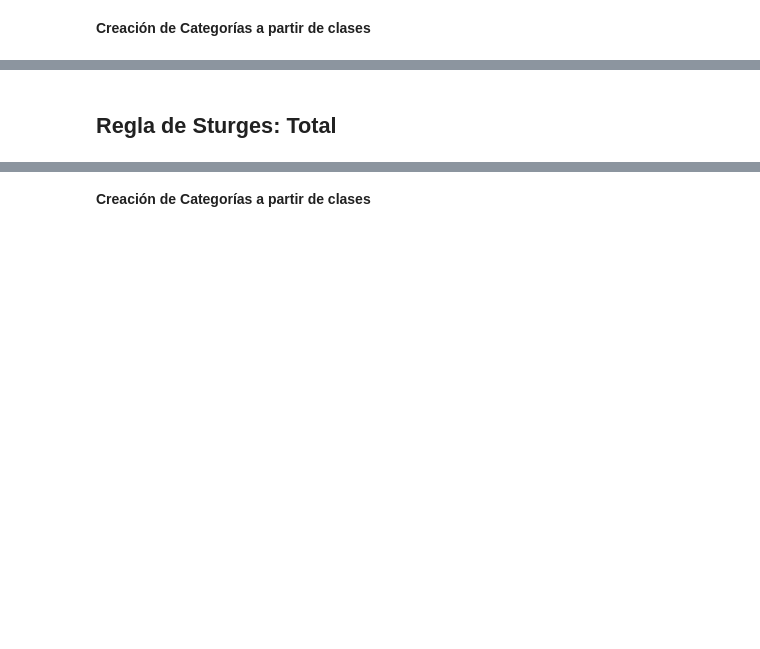
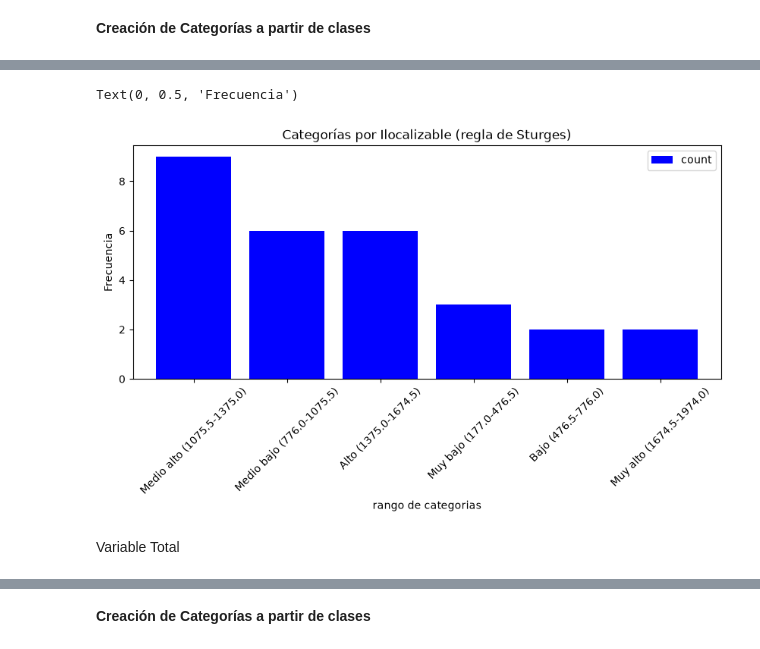
Before and after one commit to michellhuertamz/EXTRACCI-N_CARACTERISTICAS, a Jupyter notebook: Actividad 4.1/Regla_Sturges_Leads_Reales.ipynb, the cells around one changed output, grey strips where cells are left out. Cells and saved outputs as stored; diff of their text form; code cells hidden in the pictures; blank space fills up the shorter version.

```diff
--- a/Actividad 4.1/Regla_Sturges_Leads_Reales.ipynb
+++ b/Actividad 4.1/Regla_Sturges_Leads_Reales.ipynb
@@ -146,11 +299,14 @@ Filtro_index
 # %%
 #Realizamos grafico de barras del dataframe filtrado
-Filtro_index.plot(kind = 'bar', width=0.8, figsize=(10,4), color= "red", rot=45)
+Filtro_index.plot(kind = 'bar', width=0.8, figsize=(10,4), color= "blue", rot=45)
 plt.title('Categorías por Ilocalizable (regla de Sturges)')
 plt.xlabel('rango de categorias')
 plt.ylabel('Frecuencia')
+# %% [output]
+Text(0, 0.5, 'Frecuencia')
+[figure, added]
-# %% [markdown]
-## Regla de Sturges: Total
+# %% [markdown]
+Variable Total
 # %%
 #Calculamos el numero total de la población "n"
 Leads_Reales['Total'].info()
```
Also changed, not shown: parts of 43 cells of this notebook, 9 other files.
